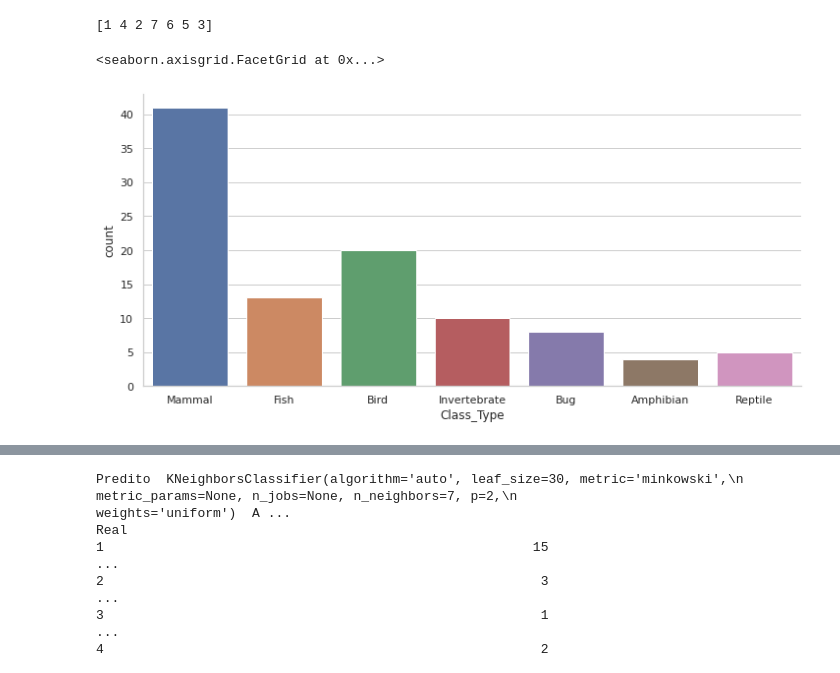
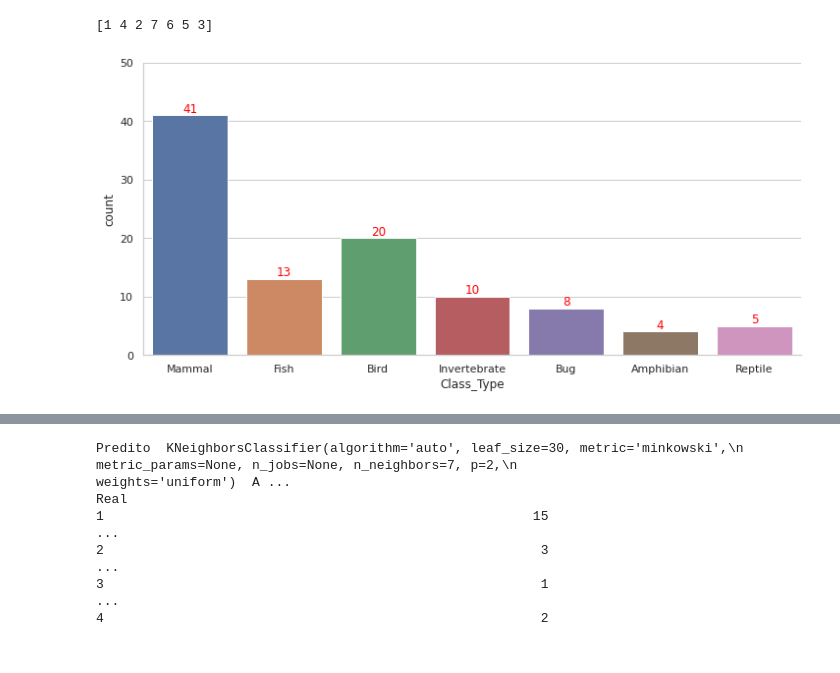
Before and after one commit to vertuam/Experimentos-CCE-UEL, a Jupyter notebook: ProjetoClassificacaoExercicio1.ipynb, the cells around one changed output, grey strips where cells are left out. Drawn from its saved outputs; the diff is of its cells as text; code cells hidden in the pictures.

```diff
--- a/ProjetoClassificacaoExercicio1.ipynb
+++ b/ProjetoClassificacaoExercicio1.ipynb
@@ -84,17 +84,37 @@ unique = dfDataset.class_type.unique()
 # %% [output]
 [1 4 2 7 6 5 3]
 # %%
+import math
+
 # Join tabela animal e classes
 df=pd.merge(dfDataset, dfClasses, how='left', left_on='class_type', right_on='Class_Number')
 df.head()
 
 # Verificar os tipos e as quantidades de animais
 sns.catplot('Class_Type', data=df, kind="count", aspect=2)
 
+# Set plotting style
+sns.set_style('whitegrid')
+
+# Rounding the integer to the next hundredth value plus an offset of 10
+def roundup(x):
+    return 5 + int(math.ceil(x / 5.0)) * 5
+
+# Get current axis on current figure
+ax = plt.gca()
+
+# ylim max value to be set
+y_max = df['Class_Type'].value_counts().max()
+ax.set_ylim([0, roundup(y_max)])
+
+# Iterate through the list of axes' patches
+for p in ax.patches:
+    ax.text(p.get_x() + p.get_width()/2., p.get_height(), '%d' % int(p.get_height()),
+            fontsize=12, color='red', ha='center', va='bottom')
+
 # TODO - Usar ferramenta para captuar as cores e usar nas legendas e plots nos demais graficos
 # %% [output]
-<seaborn.axisgrid.FacetGrid at 0x...>
-[figure, old version]
+[figure, new version]
 # %%
 from sklearn.decomposition import PCA
 model = PCA()
```
Also changed, not shown: parts of 3 cells of this notebook.
